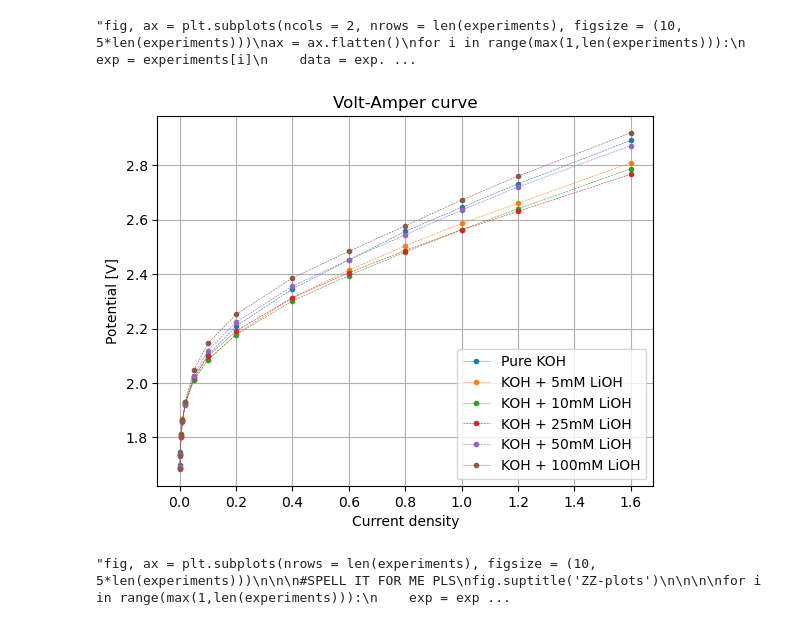
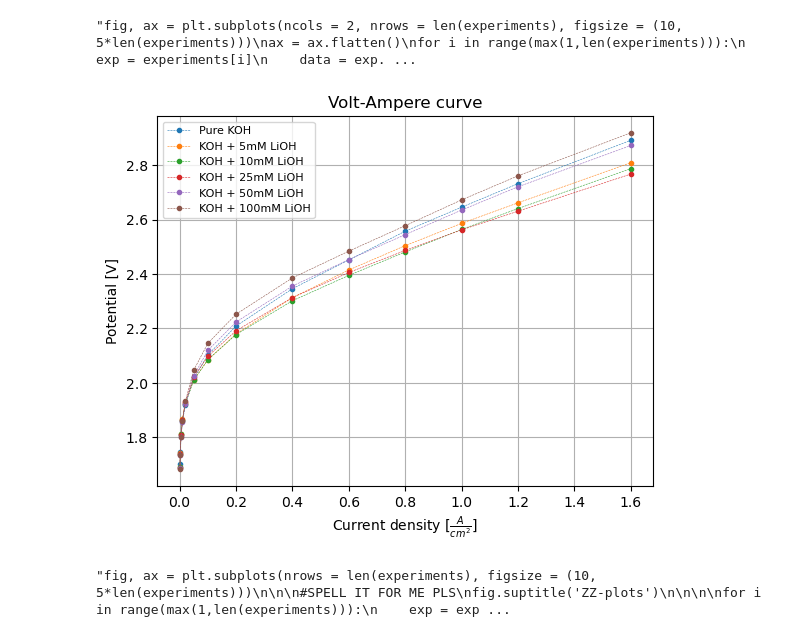
Before and after one commit to flexepticon/DBL_energy, a Jupyter notebook: Python scripts/File for graphs.ipynb, the cells around one changed output. Saved outputs shown, nothing was run; the diff lists cells and outputs as text; code cells hidden in the pictures.

```diff
--- a/Python scripts/File for graphs.ipynb
+++ b/Python scripts/File for graphs.ipynb
@@ -105,19 +105,19 @@ fig.tight_layout()'''
 # %%
 for i in range(max(1,len(experiments))):
     exp = experiments[i]
     exp.VAC_dataframe.sort_values(by = 'J')
     plt.plot(exp.VAC_dataframe['J'], exp.VAC_dataframe['V'], label = nice_titles[i],  marker = '.', linestyle = '--', lw = 0.4)
 
 
 plt.grid(which='both')
-plt.title('Volt-Amper curve')
-plt.xlabel('Current density')
+plt.title('Volt-Ampere curve')
+plt.xlabel('Current density [$\\frac{A}{cm^2}$]')
 plt.ylabel('Potential [V]')
-plt.legend()
+plt.legend(fontsize = 8, loc = 'upper left')
 
 plt.savefig('Volt Amper curve NOT CORRECTED.png', dpi = 300)
 # %% [output]
-[figure, old version]
+[figure, new version]
 # %%
 '''fig, ax = plt.subplots(nrows = len(experiments), figsize = (10, 5*len(experiments)))
 
```
Also changed, not shown: parts of 1 cell of this notebook, 3 other files.
